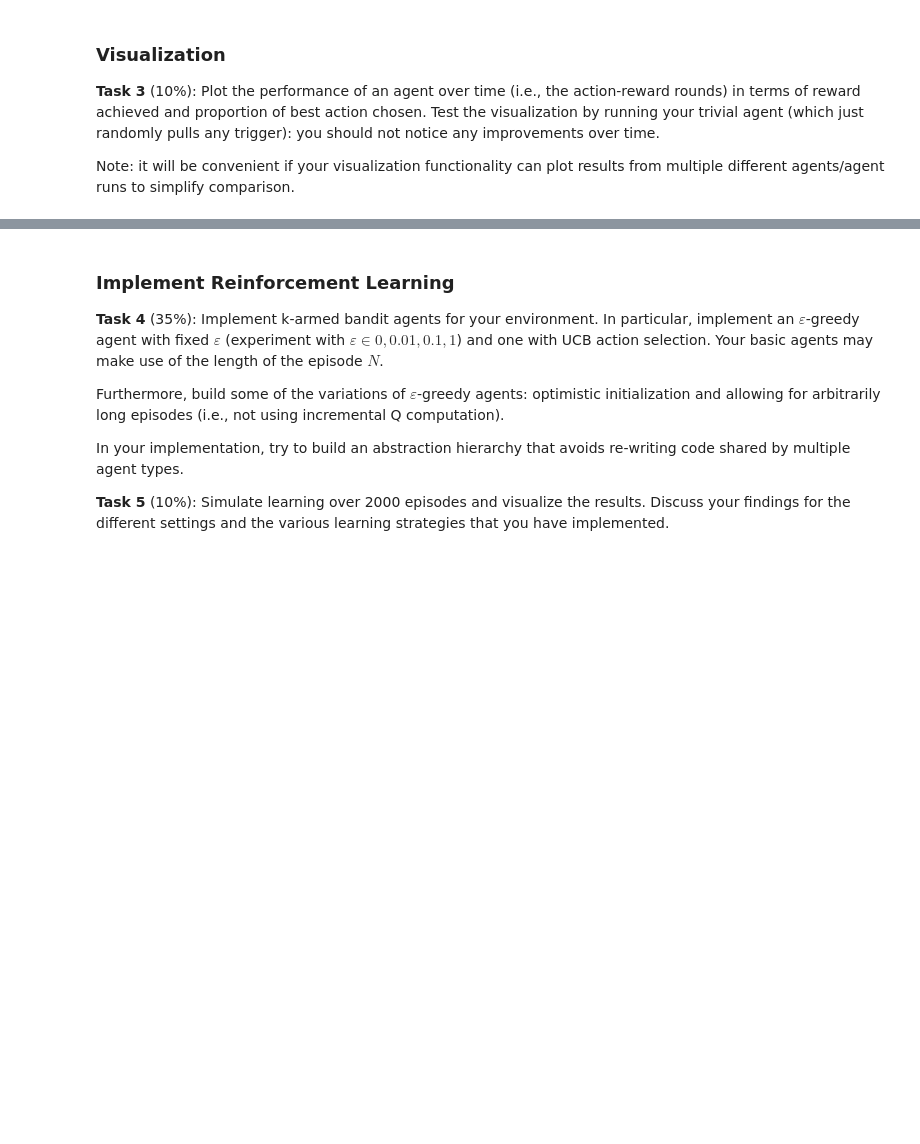
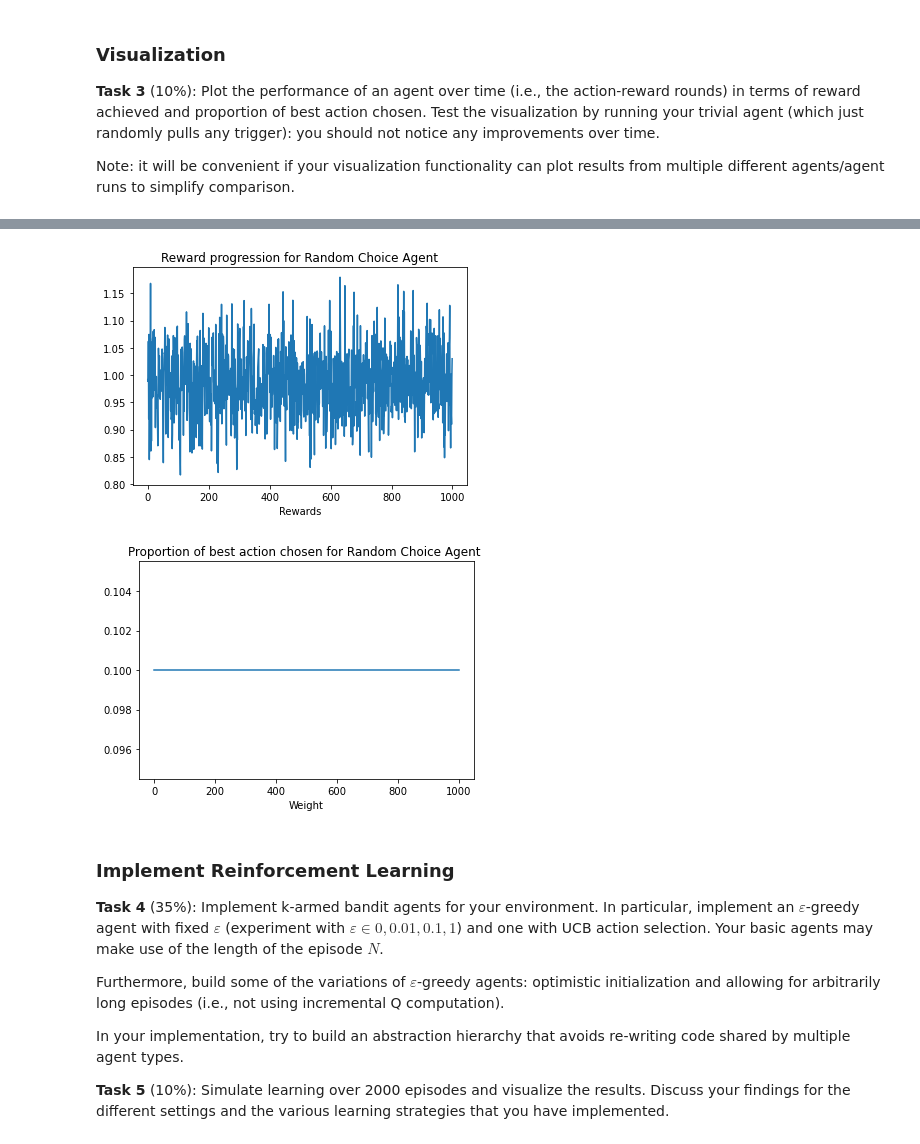
Before and after one commit to MzudemO/ml-ss2021, a Jupyter notebook: assignment_7/exercise_7_RL_sheet.ipynb, the cells around one changed output, grey strips where cells are left out. Drawn from its saved outputs; the diff is of its cells as text; code cells hidden in the pictures; blank space fills up the shorter version.

```diff
--- a/assignment_7/exercise_7_RL_sheet.ipynb
+++ b/assignment_7/exercise_7_RL_sheet.ipynb
@@ -99,3 +155,10 @@ xD
+# %%
+e = Experiment(world=BaseWorld, k=10, n=1000)
+e.run_experiment(repetitions=500, agent=BaseAgent)
+e.plot()
+# %% [output]
+[figure, added]
+[figure, added]
 # %% [markdown]
 ### Implement Reinforcement Learning
 
```
Also changed, not shown: parts of 6 cells of this notebook.
